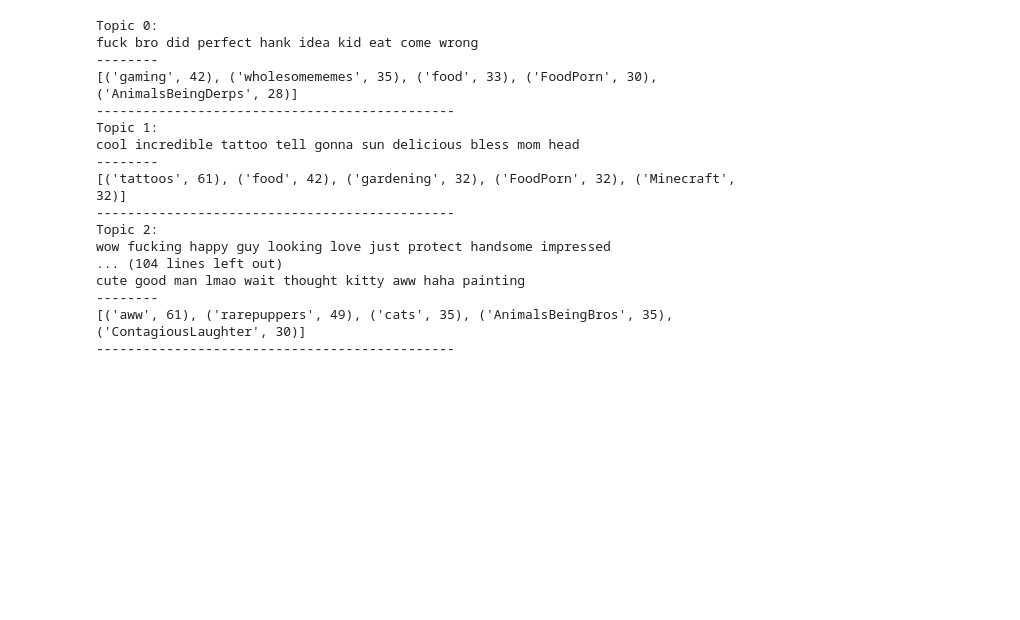
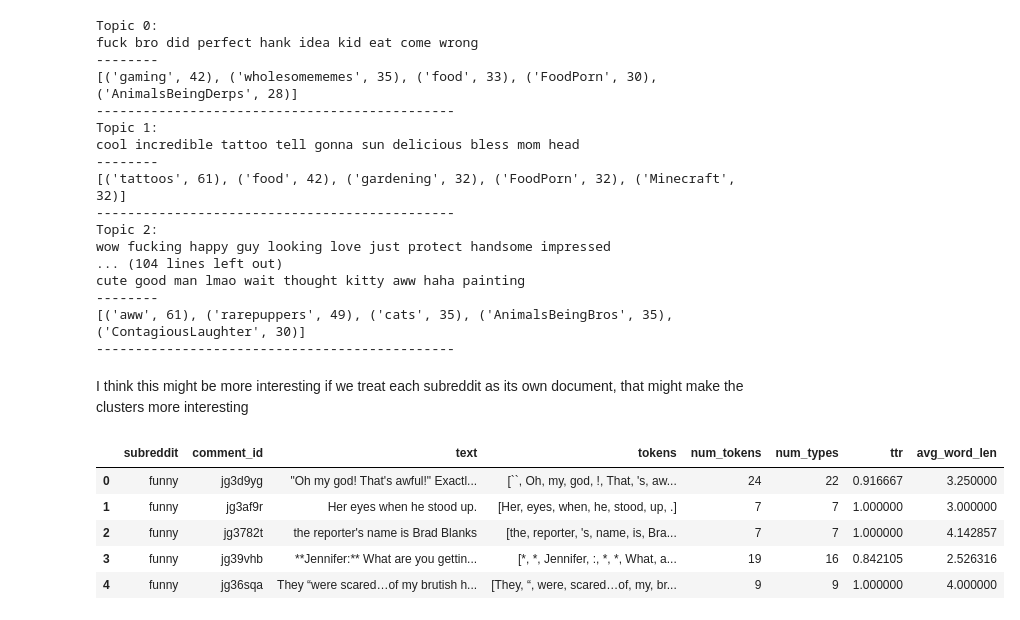
Before and after one commit to Data-Science-for-Linguists-2024/subreddit-clustering, a Jupyter notebook: notebooks/clustering.ipynb, the cells around one changed output. Drawn from its saved outputs; the diff is of its cells as text; code cells hidden in the pictures; blank space fills up the shorter version.

```diff
--- a/notebooks/clustering.ipynb
+++ b/notebooks/clustering.ipynb
@@ -140,0 +139,12 @@ cute good man lmao wait thought kitty aww haha painting
+# %% [markdown]
+I think this might be more interesting if we treat each subreddit as its own document, that might make the clusters more interesting
+# %%
+comments_1000 = pd.read_pickle("../private/top_1000_processed.pkl")
+comments_1000.head()
+# %% [output]
+|  | subreddit | comment_id | text | tokens | num_tokens | num_types | ttr | avg_word_len |
+| 0 | funny | jg3d9yg | "Oh my god! That's awful!" Exactl... | [``, Oh, my, god, !, That, 's, aw... | 24 | 22 | 0.916667 | 3.250000 |
+| 1 | funny | jg3af9r | Her eyes when he stood up. | [Her, eyes, when, he, stood, up, .] | 7 | 7 | 1.000000 | 3.000000 |
+| 2 | funny | jg3782t | the reporter's name is Brad Blanks | [the, reporter, 's, name, is, Bra... | 7 | 7 | 1.000000 | 4.142857 |
+| 3 | funny | jg39vhb | **Jennifer:** What are you gettin... | [*, *, Jennifer, :, *, *, What, a... | 19 | 16 | 0.842105 | 2.526316 |
+| 4 | funny | jg36sqa | They “were scared…of my brutish h... | [They, “, were, scared…of, my, br... | 9 | 9 | 1.000000 | 4.000000 |
```
Also changed, not shown: parts of 11 cells of this notebook.
